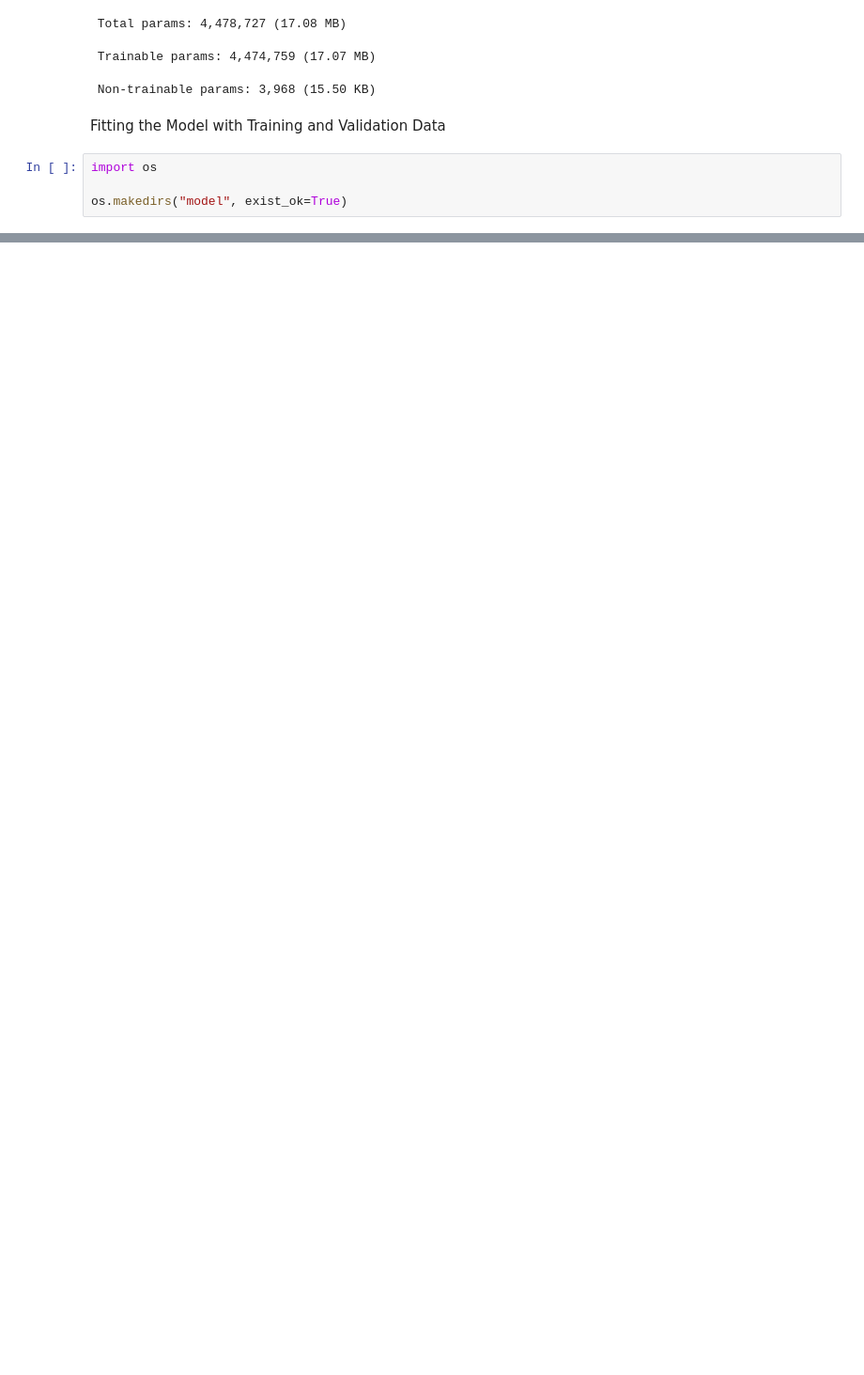
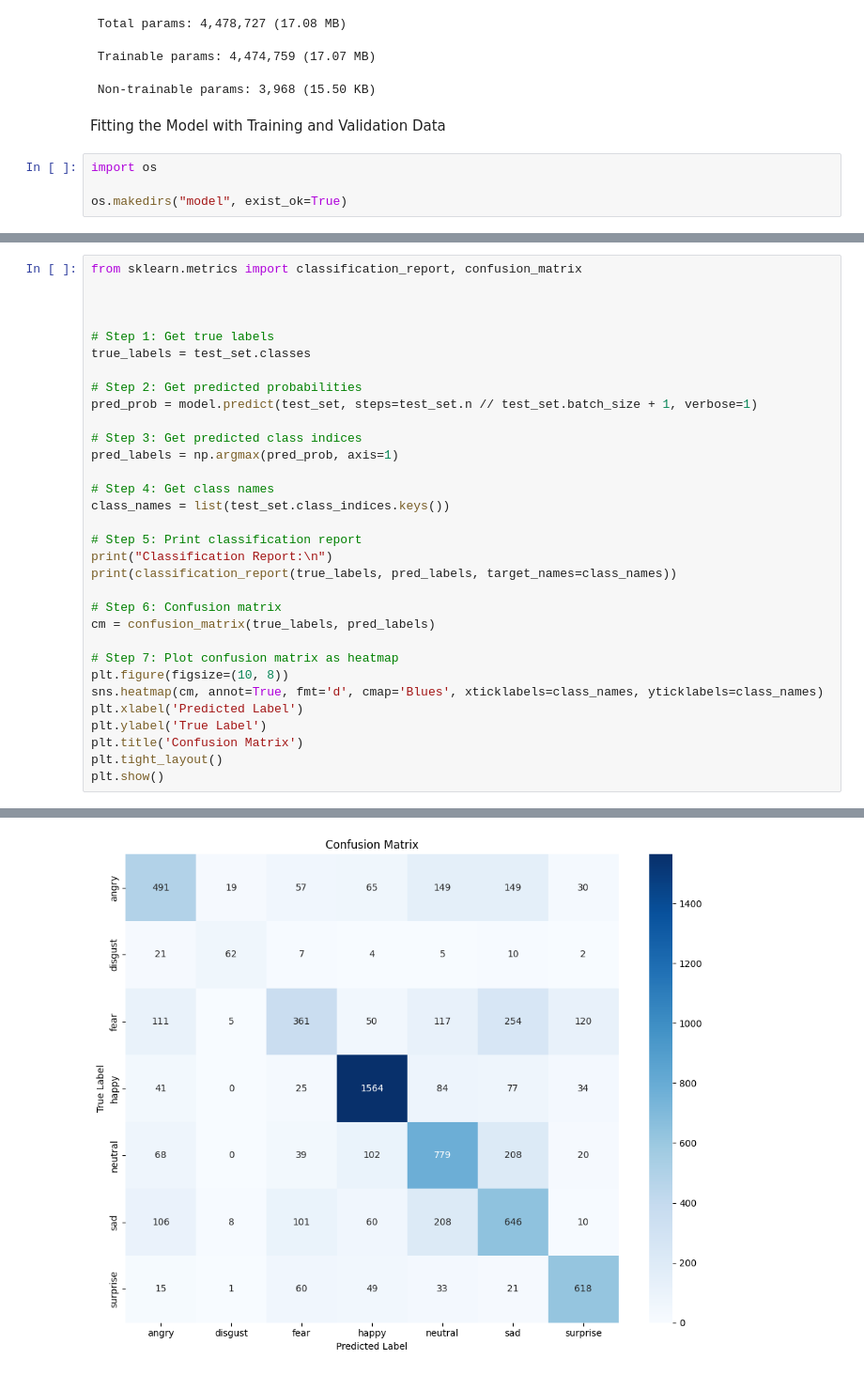
Before and after one commit to Rana-Sarvjeet/Emotion-detection-using-CNN, a Jupyter notebook: emotion_classification.ipynb, the cells around one changed output, grey strips where cells are left out. Shown at 94% size. Saved outputs shown, nothing was run; the diff lists cells and outputs as text; blank space fills up the shorter version.

```diff
--- a/emotion_classification.ipynb
+++ b/emotion_classification.ipynb
@@ -234,0 +285,33 @@ Epoch 1/48
+# %%
+from sklearn.metrics import classification_report, confusion_matrix
+
+
+
+# Step 1: Get true labels
+true_labels = test_set.classes
+
+# Step 2: Get predicted probabilities
+pred_prob = model.predict(test_set, steps=test_set.n // test_set.batch_size + 1, verbose=1)
+
+# Step 3: Get predicted class indices
+pred_labels = np.argmax(pred_prob, axis=1)
+
+# Step 4: Get class names
+class_names = list(test_set.class_indices.keys())
+
+# Step 5: Print classification report
+print("Classification Report:\n")
+print(classification_report(true_labels, pred_labels, target_names=class_names))
+
+# Step 6: Confusion matrix
+cm = confusion_matrix(true_labels, pred_labels)
+
+# Step 7: Plot confusion matrix as heatmap
+plt.figure(figsize=(10, 8))
+sns.heatmap(cm, annot=True, fmt='d', cmap='Blues', xticklabels=class_names, yticklabels=class_names)
+plt.xlabel('Predicted Label')
+plt.ylabel('True Label')
+plt.title('Confusion Matrix')
+plt.tight_layout()
+plt.show()
+# %% [output]
@@ -234,0 +334 @@ Epoch 1/48
+[figure, added]
```
Also changed, not shown: parts of 9 cells of this notebook, 1 other file.
